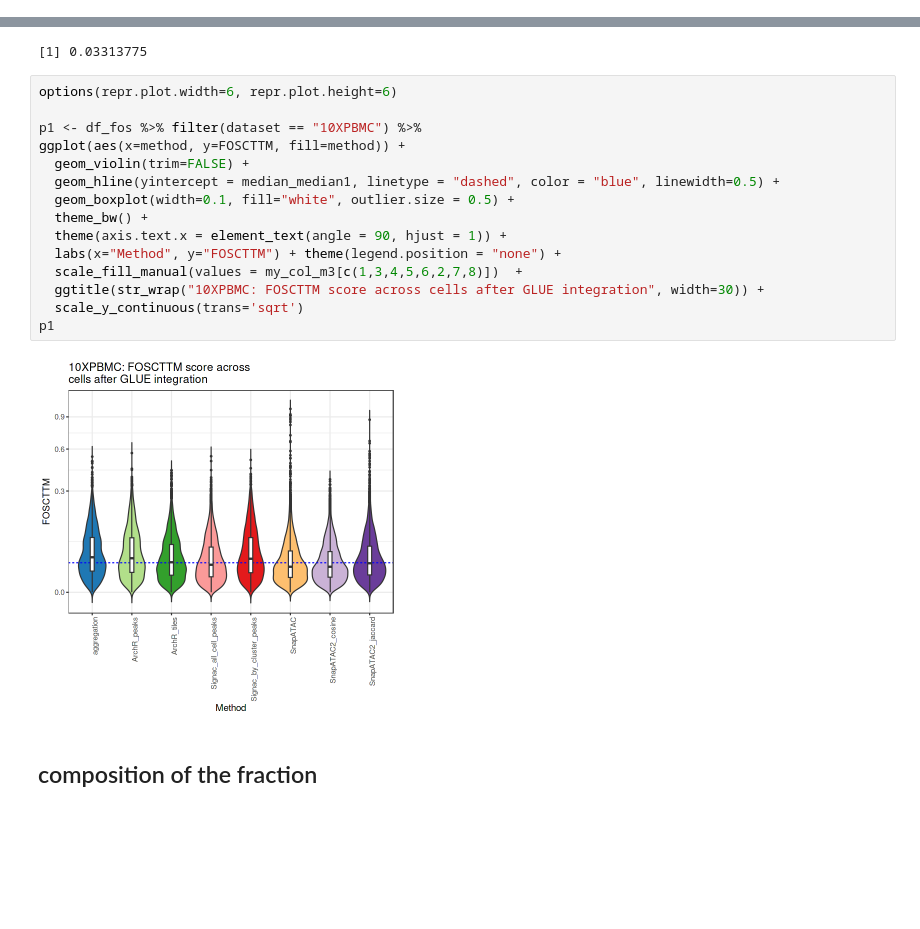
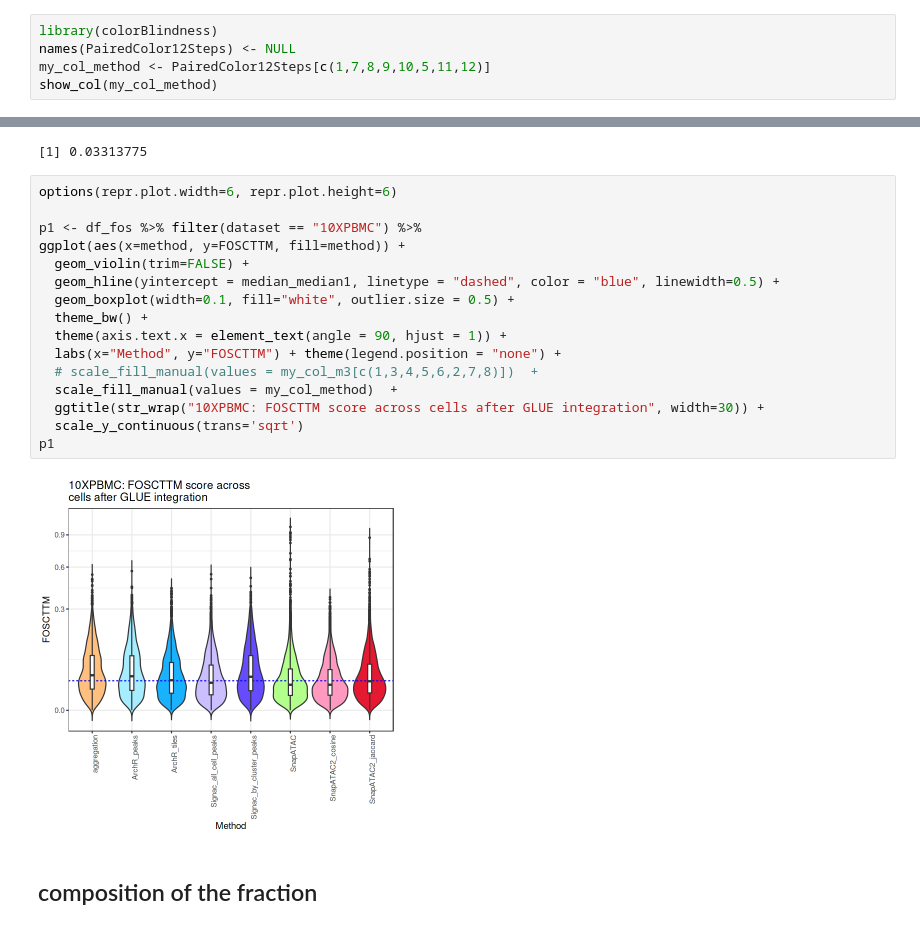
Before and after one commit to RoseYuan/benchmark_paper, a Jupyter notebook: analysis/glue_integration/visualization.ipynb, the cells around one changed output, grey strips where cells are left out. Drawn from its saved outputs; the diff is of its cells as text; blank space fills up the shorter version.

```diff
--- a/analysis/glue_integration/visualization.ipynb
+++ b/analysis/glue_integration/visualization.ipynb
@@ -30 +42,6 @@ compatibility mode
 [figure]
+# %%
+library(colorBlindness)
+names(PairedColor12Steps) <- NULL
+my_col_method <- PairedColor12Steps[c(1,7,8,9,10,5,11,12)]
+show_col(my_col_method)
@@ -103,20 +122,21 @@ median_median2
 # %%
 options(repr.plot.width=6, repr.plot.height=6)
 
 p1 <- df_fos %>% filter(dataset == "10XPBMC") %>%
 ggplot(aes(x=method, y=FOSCTTM, fill=method)) +
   geom_violin(trim=FALSE) +
   geom_hline(yintercept = median_median1, linetype = "dashed", color = "blue", linewidth=0.5) +
   geom_boxplot(width=0.1, fill="white", outlier.size = 0.5) +
   theme_bw() +
   theme(axis.text.x = element_text(angle = 90, hjust = 1)) +
   labs(x="Method", y="FOSCTTM") + theme(legend.position = "none") +
-  scale_fill_manual(values = my_col_m3[c(1,3,4,5,6,2,7,8)])  +
+  # scale_fill_manual(values = my_col_m3[c(1,3,4,5,6,2,7,8)])  +
+  scale_fill_manual(values = my_col_method)  +
   ggtitle(str_wrap("10XPBMC: FOSCTTM score across cells after GLUE integration", width=30)) +
   scale_y_continuous(trans='sqrt')
 p1
 # %% [output]
-[figure, old version]
+[figure, new version]
 # %% [markdown]
 ## composition of the fraction
 # %%
```
Also changed, not shown: parts of 8 cells of this notebook, 28 other files.
